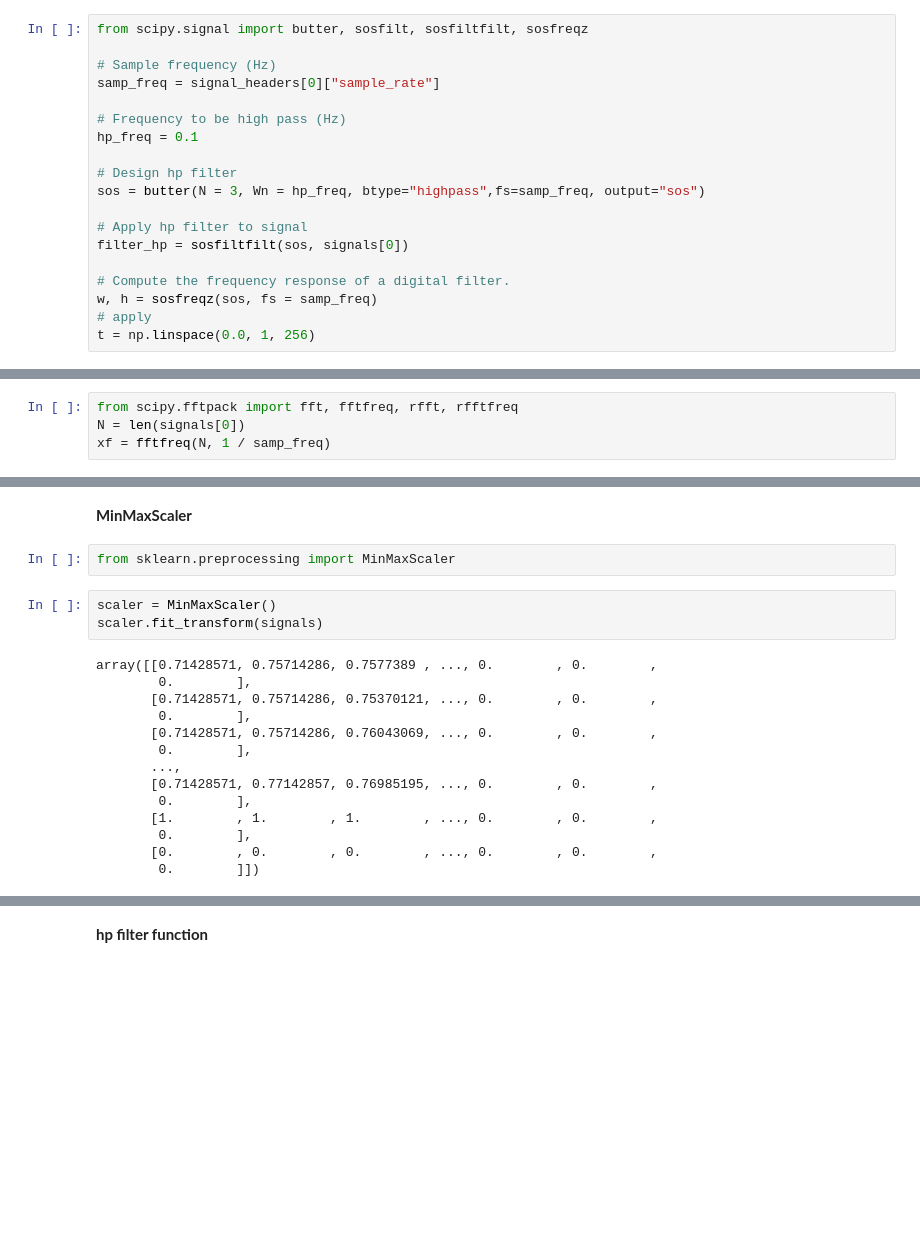
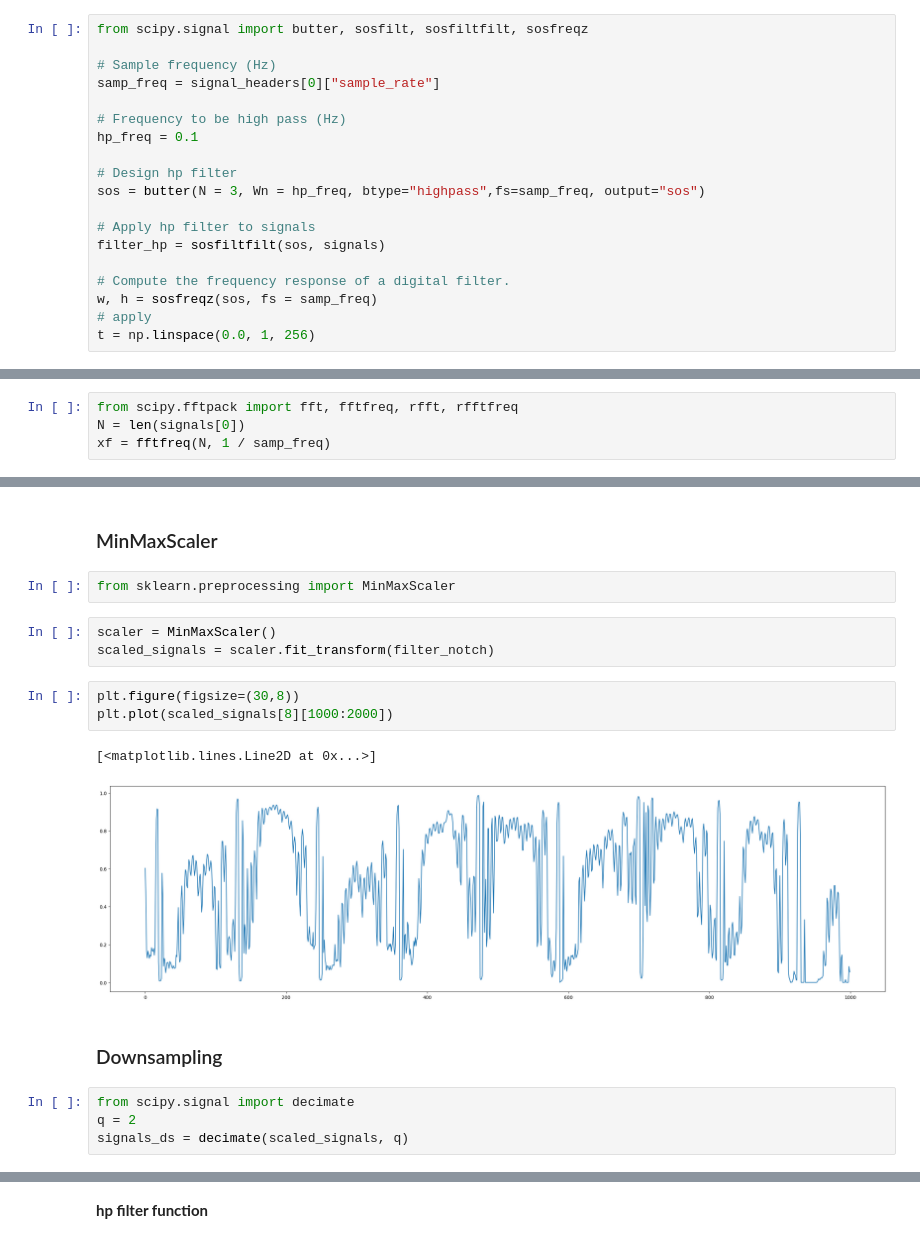
Before and after one commit to mariaaraujovitoria/SeizurePredict, a Jupyter notebook: notebooks/preprocessing_data.ipynb, the cells around one changed output, grey strips where cells are left out. Drawn from its saved outputs; the diff is of its cells as text; blank space fills up the shorter version.

```diff
--- a/notebooks/preprocessing_data.ipynb
+++ b/notebooks/preprocessing_data.ipynb
@@ -145,8 +145,8 @@ hp_freq = 0.1
 # Design hp filter
 sos = butter(N = 3, Wn = hp_freq, btype="highpass",fs=samp_freq, output="sos")
 
-# Apply hp filter to signal
-filter_hp = sosfiltfilt(sos, signals[0])
+# Apply hp filter to signals
+filter_hp = sosfiltfilt(sos, signals)
 
 # Compute the frequency response of a digital filter.
 w, h = sosfreqz(sos, fs = samp_freq)
@@ -262,23 +266,21 @@ ax[1].set_ylabel("amp")
 Text(0, 0.5, 'amp')
 [figure]
 # %% [markdown]
-**MinMaxScaler**
+### MinMaxScaler
 # %%
 from sklearn.preprocessing import MinMaxScaler
 # %%
 scaler = MinMaxScaler()
-scaler.fit_transform(signals)
+scaled_signals = scaler.fit_transform(filter_notch)
-# %% [output]
-array([[0.71428571, 0.75714286, 0.7577389 , ..., 0.        , 0.        ,
-        0.        ],
-       [0.71428571, 0.75714286, 0.75370121, ..., 0.        , 0.        ,
-        0.        ],
-       [0.71428571, 0.75714286, 0.76043069, ..., 0.        , 0.        ,
-        0.        ],
-       ...,
-       [0.71428571, 0.77142857, 0.76985195, ..., 0.        , 0.        ,
-        0.        ],
-       [1.        , 1.        , 1.        , ..., 0.        , 0.        ,
-        0.        ],
-       [0.        , 0.        , 0.        , ..., 0.        , 0.        ,
-        0.        ]])
+# %%
+plt.figure(figsize=(30,8))
+plt.plot(scaled_signals[8][1000:2000])
+# %% [output]
+[<matplotlib.lines.Line2D at 0x...>]
+[figure, added]
+# %% [markdown]
+### Downsampling
+# %%
+from scipy.signal import decimate
+q = 2
+signals_ds = decimate(scaled_signals, q)
```
Also changed, not shown: parts of 30 cells of this notebook, 3 other files.
